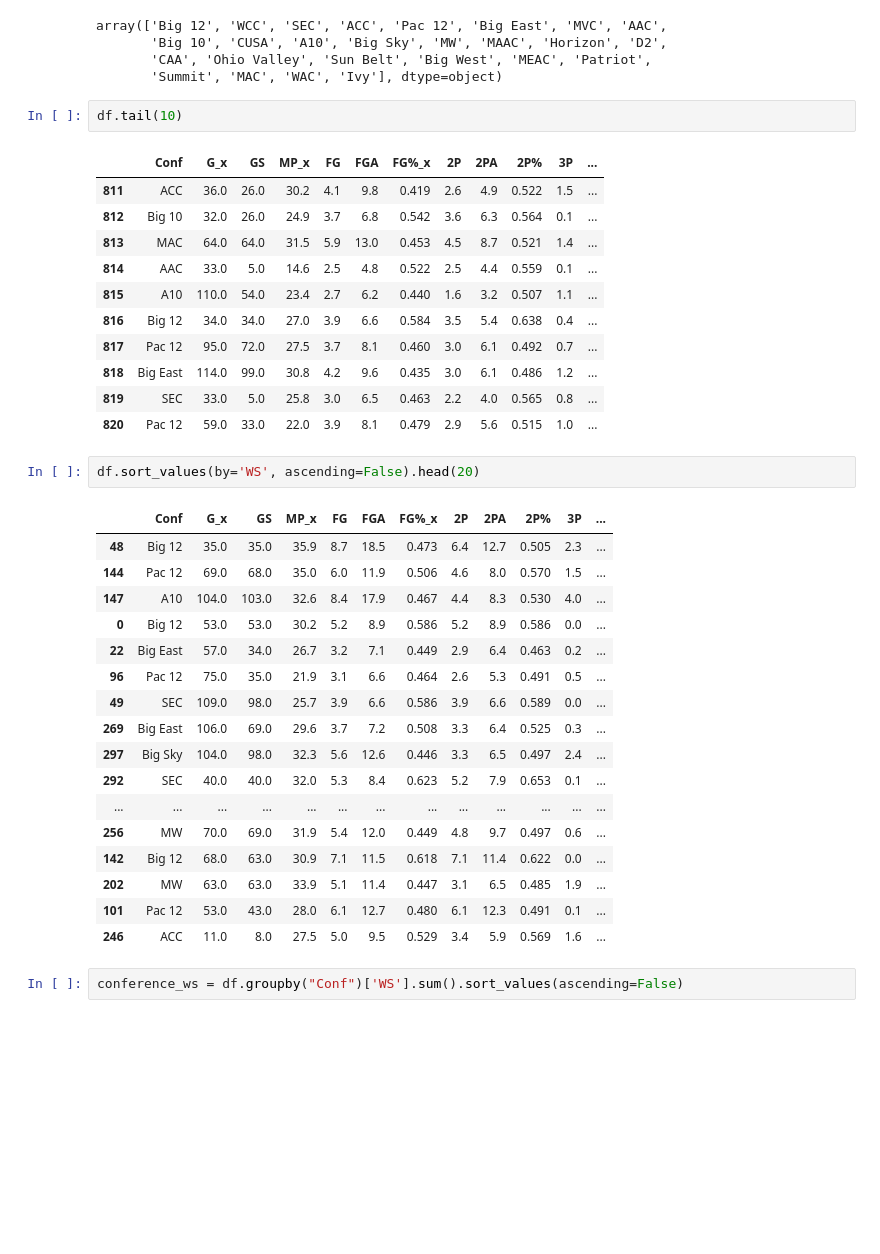
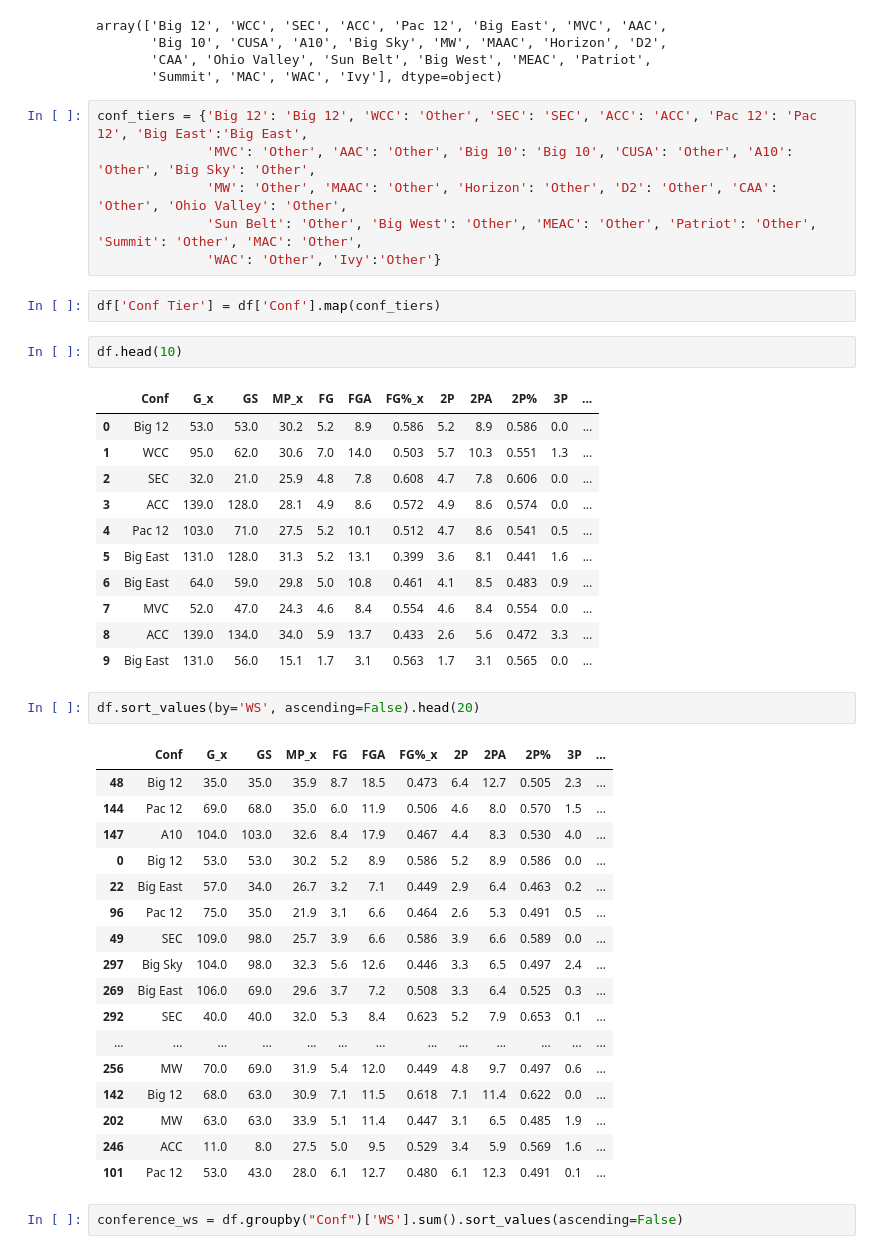
Before and after one commit to MattSasaki/Draft-Position-vs-College-Conference, a Jupyter notebook: project_workbook.ipynb, the cells around one changed output. Drawn from its saved outputs; the diff is of its cells as text; blank space fills up the shorter version.

```diff
--- a/project_workbook.ipynb
+++ b/project_workbook.ipynb
@@ -10,20 +10,28 @@ array(['Big 12', 'WCC', 'SEC', 'ACC', 'Pac 12', 'Big East', 'MVC', 'AAC',
        'Big 10', 'CUSA', 'A10', 'Big Sky', 'MW', 'MAAC', 'Horizon', 'D2',
        'CAA', 'Ohio Valley', 'Sun Belt', 'Big West', 'MEAC', 'Patriot',
        'Summit', 'MAC', 'WAC', 'Ivy'], dtype=object)
+# %%
+conf_tiers = {'Big 12': 'Big 12', 'WCC': 'Other', 'SEC': 'SEC', 'ACC': 'ACC', 'Pac 12': 'Pac 12', 'Big East':'Big East',
+              'MVC': 'Other', 'AAC': 'Other', 'Big 10': 'Big 10', 'CUSA': 'Other', 'A10': 'Other', 'Big Sky': 'Other',
+              'MW': 'Other', 'MAAC': 'Other', 'Horizon': 'Other', 'D2': 'Other', 'CAA': 'Other', 'Ohio Valley': 'Other',
+              'Sun Belt': 'Other', 'Big West': 'Other', 'MEAC': 'Other', 'Patriot': 'Other', 'Summit': 'Other', 'MAC': 'Other',
+              'WAC': 'Other', 'Ivy':'Other'}
+# %%
+df['Conf Tier'] = df['Conf'].map(conf_tiers)
 # %%
-df.tail(10)
+df.head(10)
 # %% [output]
 |  | Conf | G_x | GS | MP_x | FG | FGA | FG%_x | 2P | 2PA | 2P% | 3P | ... |
-| 811 | ACC | 36.0 | 26.0 | 30.2 | 4.1 | 9.8 | 0.419 | 2.6 | 4.9 | 0.522 | 1.5 | ... |
-| 812 | Big 10 | 32.0 | 26.0 | 24.9 | 3.7 | 6.8 | 0.542 | 3.6 | 6.3 | 0.564 | 0.1 | ... |
-| 813 | MAC | 64.0 | 64.0 | 31.5 | 5.9 | 13.0 | 0.453 | 4.5 | 8.7 | 0.521 | 1.4 | ... |
-| 814 | AAC | 33.0 | 5.0 | 14.6 | 2.5 | 4.8 | 0.522 | 2.5 | 4.4 | 0.559 | 0.1 | ... |
-| 815 | A10 | 110.0 | 54.0 | 23.4 | 2.7 | 6.2 | 0.440 | 1.6 | 3.2 | 0.507 | 1.1 | ... |
-| 816 | Big 12 | 34.0 | 34.0 | 27.0 | 3.9 | 6.6 | 0.584 | 3.5 | 5.4 | 0.638 | 0.4 | ... |
-| 817 | Pac 12 | 95.0 | 72.0 | 27.5 | 3.7 | 8.1 | 0.460 | 3.0 | 6.1 | 0.492 | 0.7 | ... |
-| 818 | Big East | 114.0 | 99.0 | 30.8 | 4.2 | 9.6 | 0.435 | 3.0 | 6.1 | 0.486 | 1.2 | ... |
-| 819 | SEC | 33.0 | 5.0 | 25.8 | 3.0 | 6.5 | 0.463 | 2.2 | 4.0 | 0.565 | 0.8 | ... |
-| 820 | Pac 12 | 59.0 | 33.0 | 22.0 | 3.9 | 8.1 | 0.479 | 2.9 | 5.6 | 0.515 | 1.0 | ... |
+| 0 | Big 12 | 53.0 | 53.0 | 30.2 | 5.2 | 8.9 | 0.586 | 5.2 | 8.9 | 0.586 | 0.0 | ... |
+| 1 | WCC | 95.0 | 62.0 | 30.6 | 7.0 | 14.0 | 0.503 | 5.7 | 10.3 | 0.551 | 1.3 | ... |
+| 2 | SEC | 32.0 | 21.0 | 25.9 | 4.8 | 7.8 | 0.608 | 4.7 | 7.8 | 0.606 | 0.0 | ... |
+| 3 | ACC | 139.0 | 128.0 | 28.1 | 4.9 | 8.6 | 0.572 | 4.9 | 8.6 | 0.574 | 0.0 | ... |
+| 4 | Pac 12 | 103.0 | 71.0 | 27.5 | 5.2 | 10.1 | 0.512 | 4.7 | 8.6 | 0.541 | 0.5 | ... |
+| 5 | Big East | 131.0 | 128.0 | 31.3 | 5.2 | 13.1 | 0.399 | 3.6 | 8.1 | 0.441 | 1.6 | ... |
+| 6 | Big East | 64.0 | 59.0 | 29.8 | 5.0 | 10.8 | 0.461 | 4.1 | 8.5 | 0.483 | 0.9 | ... |
+| 7 | MVC | 52.0 | 47.0 | 24.3 | 4.6 | 8.4 | 0.554 | 4.6 | 8.4 | 0.554 | 0.0 | ... |
+| 8 | ACC | 139.0 | 134.0 | 34.0 | 5.9 | 13.7 | 0.433 | 2.6 | 5.6 | 0.472 | 3.3 | ... |
+| 9 | Big East | 131.0 | 56.0 | 15.1 | 1.7 | 3.1 | 0.563 | 1.7 | 3.1 | 0.565 | 0.0 | ... |
 # %%
 df.sort_values(by='WS', ascending=False).head(20)
 # %% [output]
@@ -35,15 +43,15 @@ df.sort_values(by='WS', ascending=False).head(20)
 | 22 | Big East | 57.0 | 34.0 | 26.7 | 3.2 | 7.1 | 0.449 | 2.9 | 6.4 | 0.463 | 0.2 | ... |
 | 96 | Pac 12 | 75.0 | 35.0 | 21.9 | 3.1 | 6.6 | 0.464 | 2.6 | 5.3 | 0.491 | 0.5 | ... |
 | 49 | SEC | 109.0 | 98.0 | 25.7 | 3.9 | 6.6 | 0.586 | 3.9 | 6.6 | 0.589 | 0.0 | ... |
+| 297 | Big Sky | 104.0 | 98.0 | 32.3 | 5.6 | 12.6 | 0.446 | 3.3 | 6.5 | 0.497 | 2.4 | ... |
 | 269 | Big East | 106.0 | 69.0 | 29.6 | 3.7 | 7.2 | 0.508 | 3.3 | 6.4 | 0.525 | 0.3 | ... |
-| 297 | Big Sky | 104.0 | 98.0 | 32.3 | 5.6 | 12.6 | 0.446 | 3.3 | 6.5 | 0.497 | 2.4 | ... |
 | 292 | SEC | 40.0 | 40.0 | 32.0 | 5.3 | 8.4 | 0.623 | 5.2 | 7.9 | 0.653 | 0.1 | ... |
 | ... | ... | ... | ... | ... | ... | ... | ... | ... | ... | ... | ... | ... |
 | 256 | MW | 70.0 | 69.0 | 31.9 | 5.4 | 12.0 | 0.449 | 4.8 | 9.7 | 0.497 | 0.6 | ... |
 | 142 | Big 12 | 68.0 | 63.0 | 30.9 | 7.1 | 11.5 | 0.618 | 7.1 | 11.4 | 0.622 | 0.0 | ... |
 | 202 | MW | 63.0 | 63.0 | 33.9 | 5.1 | 11.4 | 0.447 | 3.1 | 6.5 | 0.485 | 1.9 | ... |
+| 246 | ACC | 11.0 | 8.0 | 27.5 | 5.0 | 9.5 | 0.529 | 3.4 | 5.9 | 0.569 | 1.6 | ... |
 | 101 | Pac 12 | 53.0 | 43.0 | 28.0 | 6.1 | 12.7 | 0.480 | 6.1 | 12.3 | 0.491 | 0.1 | ... |
-| 246 | ACC | 11.0 | 8.0 | 27.5 | 5.0 | 9.5 | 0.529 | 3.4 | 5.9 | 0.569 | 1.6 | ... |
 # %%
 conference_ws = df.groupby("Conf")['WS'].sum().sort_values(ascending=False)
 # %%
```
Also changed, not shown: parts of 24 cells of this notebook, 1 other file.
